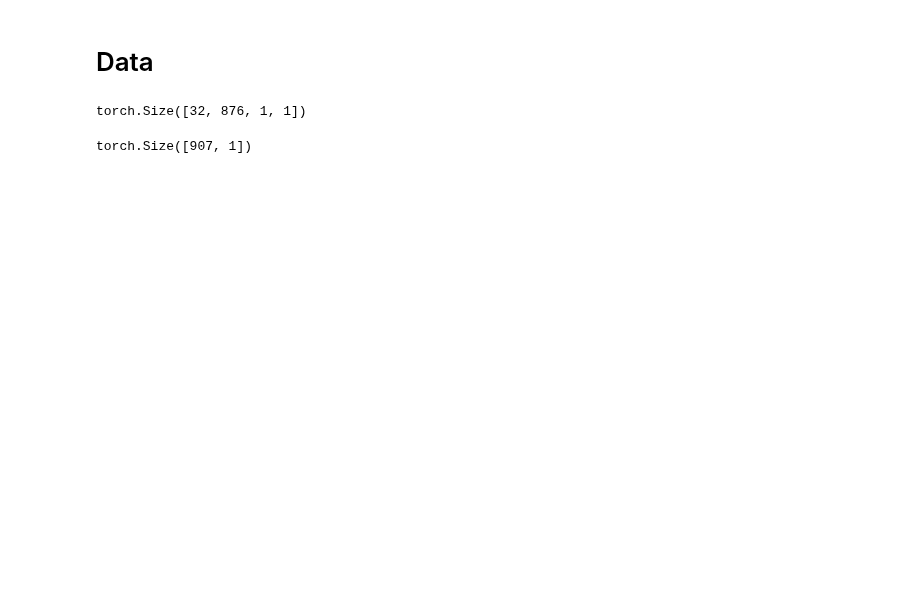
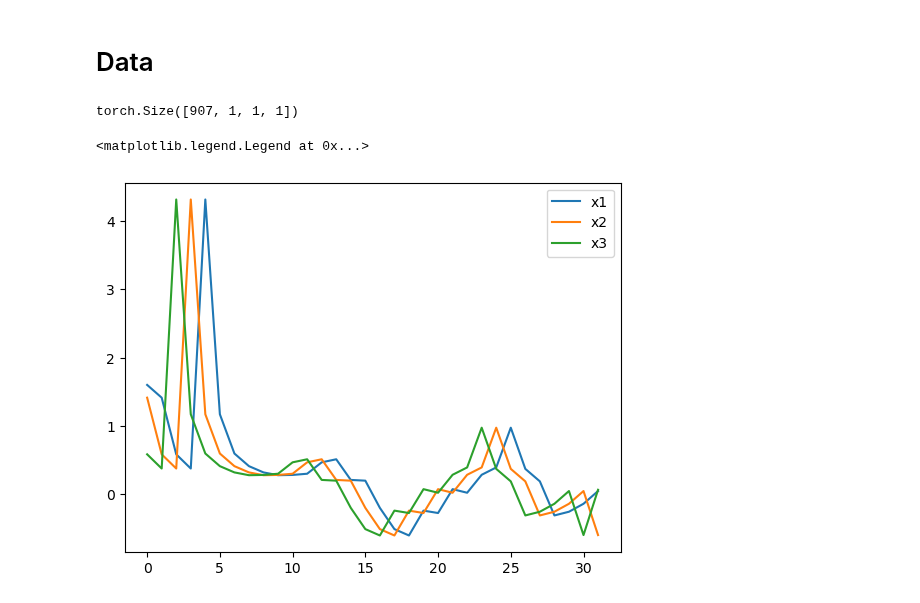
Before and after one commit to NGMLGroup/Koopman-TGNN-Interpretability, a Jupyter notebook: DMD.ipynb, the cells around one changed output. Cells and saved outputs as stored; diff of their text form; code cells hidden in the pictures; blank space fills up the shorter version.

```diff
--- a/DMD.ipynb
+++ b/DMD.ipynb
@@ -33,9 +24,27 @@ X = torch.stack([Xtr[i:i+batch,0] for i in range(steps-batch+1)]).T.reshape((bat
+# %%
+batch = 1
+steps = Xtr[:,0].shape[0]
+
+X = torch.stack([Xtr[i:i+batch,0] for i in range(steps-batch+1)])[...,None,None]
+Xv = torch.stack([Xval[i:i+batch,0] for i in range(Xval.shape[0]-batch+1)])[...,None,None]
+Xt = torch.stack([Xte[i:i+batch,0] for i in range(Xte.shape[0]-batch+1)])[...,None,None]
+
+Y = Ytr[batch-F:,].squeeze()
+Yv = Yval[batch-F:,].squeeze()
+Yt = Yte[batch-F:,].squeeze()
 # %%
 X.shape
 # %% [output]
-torch.Size([32, 876, 1, 1])
+torch.Size([907, 1, 1, 1])
-# %%
-Ytr.shape
-# %% [output]
-torch.Size([907, 1])
+# %%
+plt.plot(X[0].squeeze().cpu(), label='x1')
+plt.plot(X[1].squeeze().cpu(), label='x2')
+plt.plot(X[2].squeeze().cpu(), label='x3')
+# plt.plot(torch.concat([torch.zeros_like(Ytr[31:63,].squeeze().cpu()),Ytr[31:63,].squeeze().cpu()]), label='y')
+# plt.plot(Ytr[:32,].squeeze().cpu(), label='y')
+# plt.plot(Xtr[:64,0].cpu(), linestyle=':', label='x')
+plt.legend()
+# %% [output]
+<matplotlib.legend.Legend at 0x...>
+[figure, added]
 # %%
```
Also changed, not shown: parts of 20 cells of this notebook.
